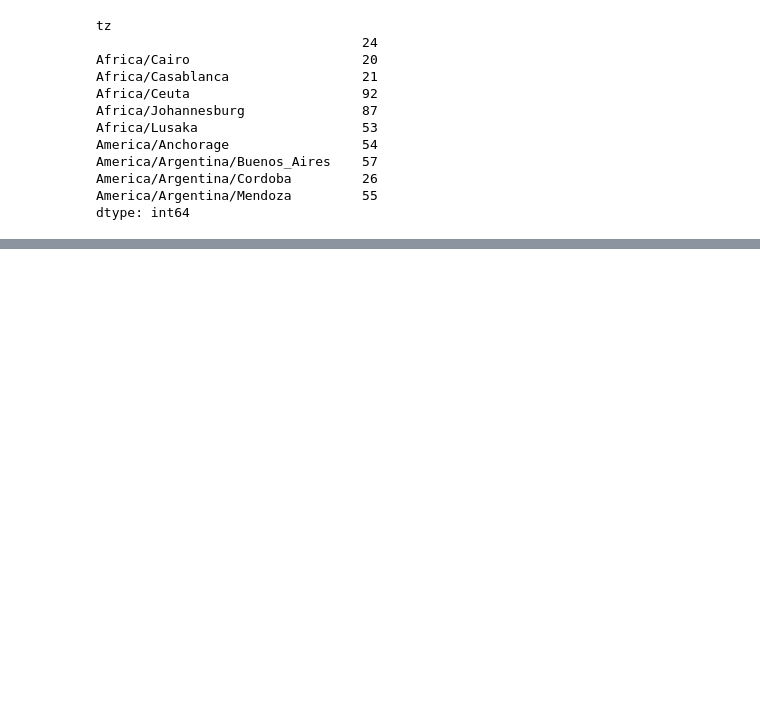
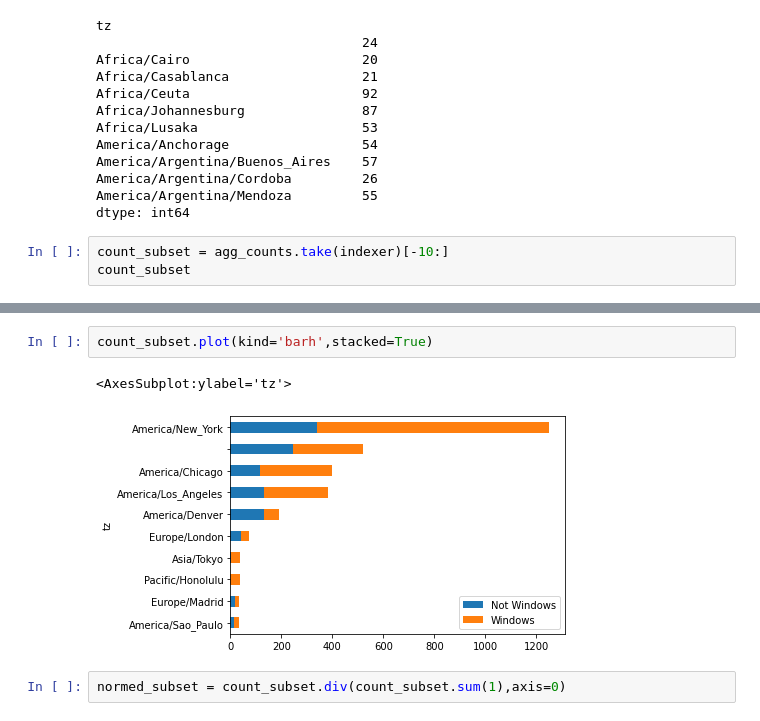
Before and after one commit to fabiodm7/stuPy, a Jupyter notebook: dataAnalysis/chptr2.ipynb, the cells around one changed output, grey strips where cells are left out. Drawn from its saved outputs; the diff is of its cells as text; blank space fills up the shorter version.

```diff
--- a/dataAnalysis/chptr2.ipynb
+++ b/dataAnalysis/chptr2.ipynb
@@ -266,3 +266,6 @@ America/Argentina/Buenos_Aires    57
 America/Argentina/Cordoba         26
 America/Argentina/Mendoza         55
 dtype: int64
+# %%
+count_subset = agg_counts.take(indexer)[-10:]
+count_subset
@@ -268,0 +285,7 @@ dtype: int64
+# %%
+count_subset.plot(kind='barh',stacked=True)
+# %% [output]
+<AxesSubplot:ylabel='tz'>
+[figure, added]
+# %%
+normed_subset = count_subset.div(count_subset.sum(1),axis=0)
```
Also changed, not shown: parts of 2 cells of this notebook.
